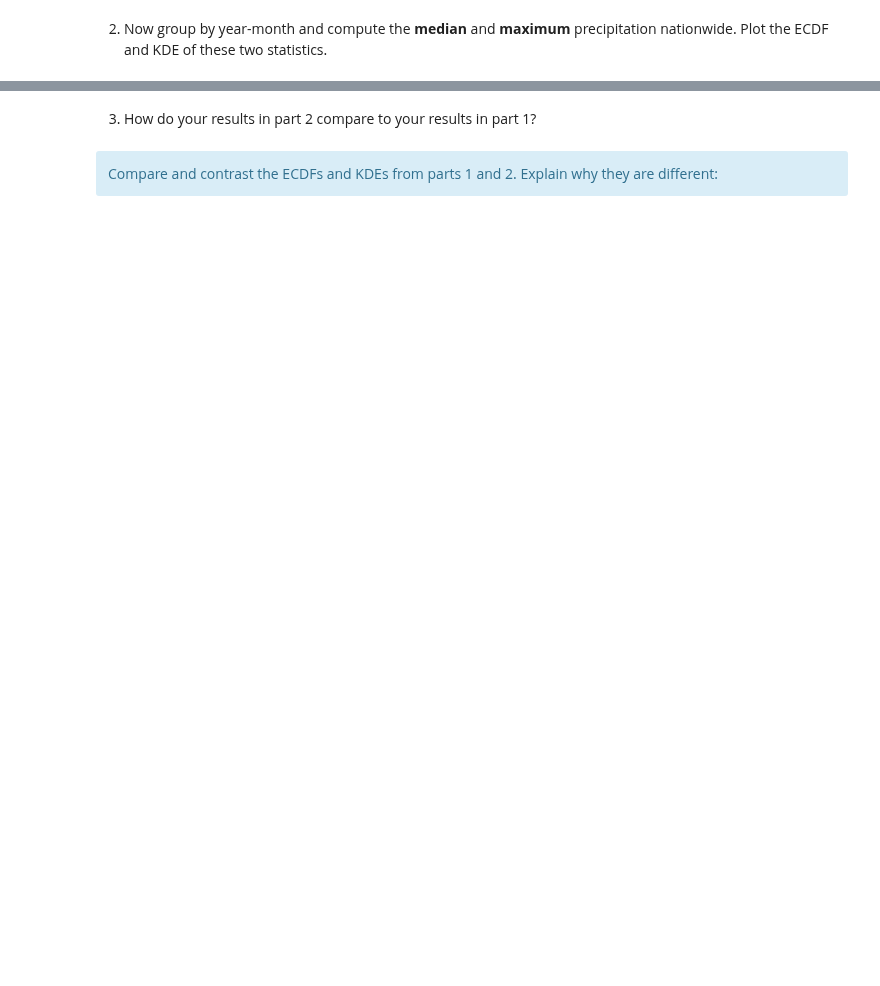
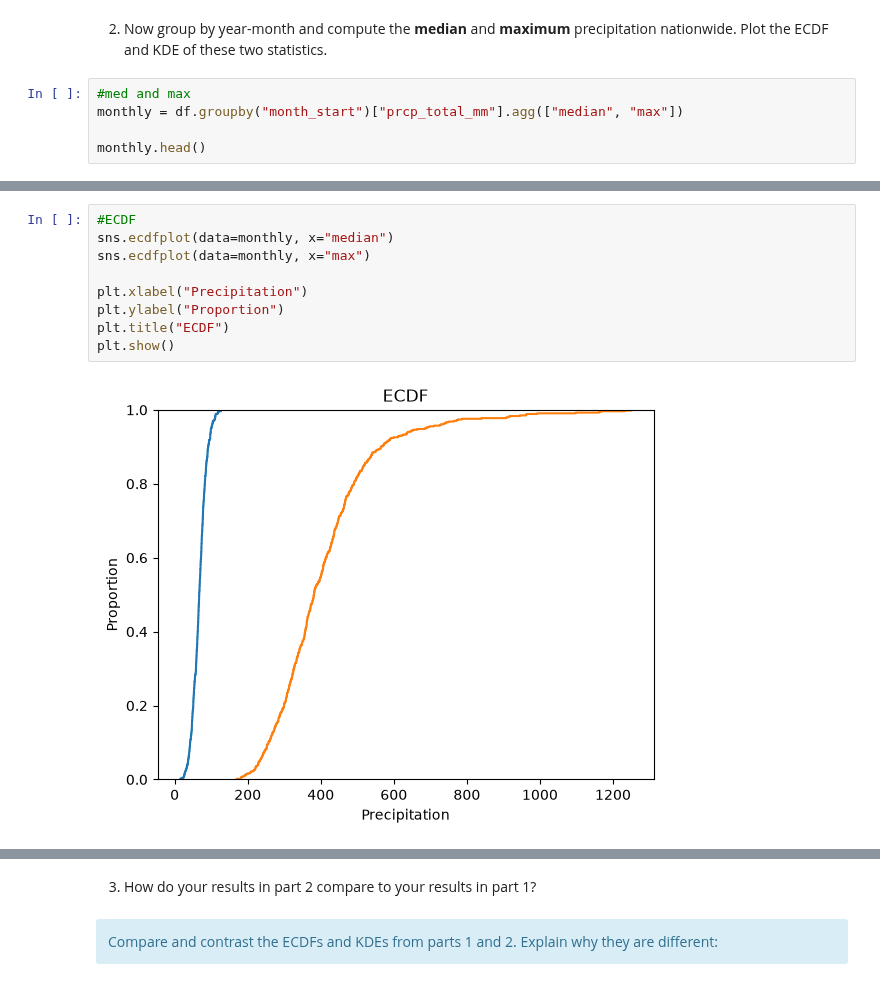
Before and after one commit to kimondragon/UU_F26_templates, a Jupyter notebook: Week05/Thursday_Lab/lab_05.ipynb, the cells around one changed output, grey strips where cells are left out. Cells and saved outputs as stored; diff of their text form; blank space fills up the shorter version.

```diff
--- a/Week05/Thursday_Lab/lab_05.ipynb
+++ b/Week05/Thursday_Lab/lab_05.ipynb
@@ -102,2 +139,7 @@ df.head()
 # %% [markdown]
 2. Now group by year-month and compute the **median** and **maximum** precipitation nationwide. Plot the ECDF and KDE of these two statistics.
+# %%
+#med and max
+monthly = df.groupby("month_start")["prcp_total_mm"].agg(["median", "max"])
+
+monthly.head()
@@ -103,0 +154,11 @@ df.head()
+# %%
+#ECDF
+sns.ecdfplot(data=monthly, x="median")
+sns.ecdfplot(data=monthly, x="max")
+
+plt.xlabel("Precipitation")
+plt.ylabel("Proportion")
+plt.title("ECDF")
+plt.show()
+# %% [output]
+[figure, added]
```
Also changed, not shown: parts of 14 cells of this notebook.
